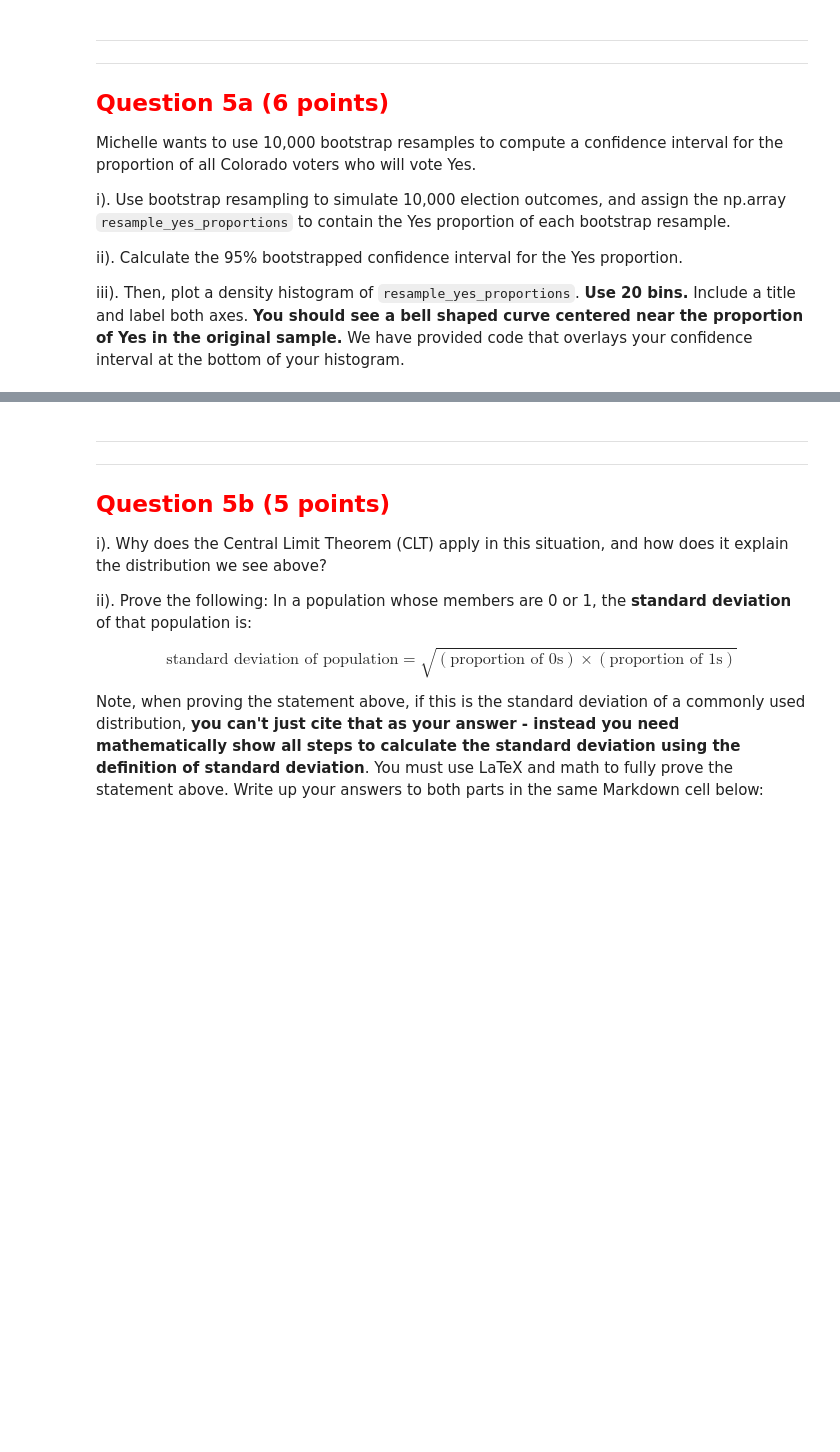
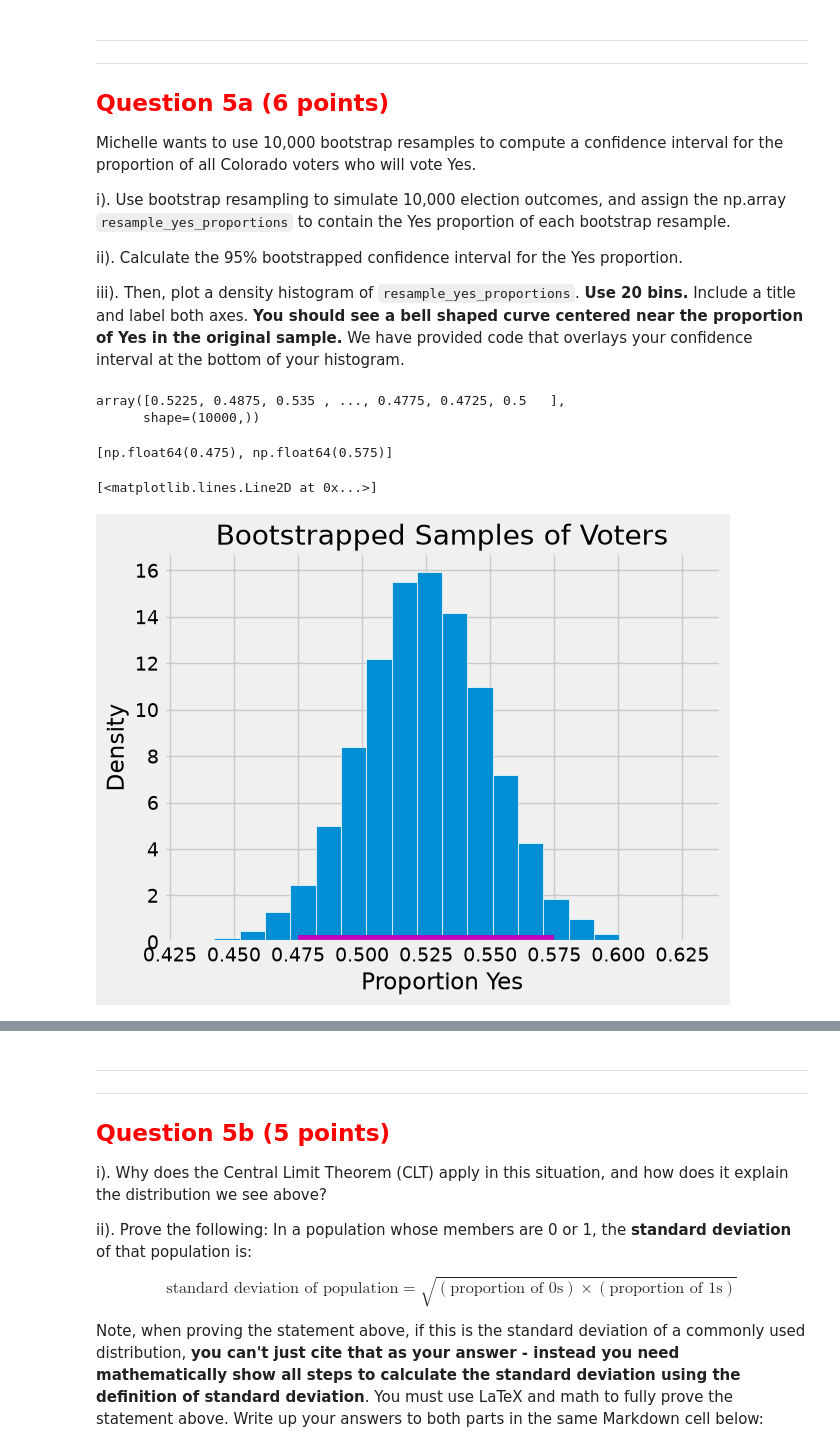
Before and after one commit to kinderhead/CSCI-3022-Introduction-to-Data-Science-Summer-2026, a Jupyter notebook: Homework-9/dist/student/hw09.ipynb, the cells around one changed output, grey strips where cells are left out. Saved outputs shown, nothing was run; the diff lists cells and outputs as text; code cells hidden in the pictures; blank space fills up the shorter version.

```diff
--- a/Homework-9/dist/student/hw09.ipynb
+++ b/Homework-9/dist/student/hw09.ipynb
@@ -563,17 +636,28 @@ ii). Calculate the 95% bootstrapped confidence interval for the Yes proportion.
 
 iii).  Then, plot a density histogram of `resample_yes_proportions`.  **Use 20 bins.**  Include a title and label both axes.  **You should see a bell shaped curve centered near the proportion of Yes in the original sample.**   We have provided code that overlays your confidence interval at the bottom of your histogram.
 # %%
-...
+resample_yes_proportions = np.array([np.mean(stats.bernoulli.rvs(.525, size=sample_size)) for _ in range(10000)])
 # Your code to simulate empirical distribution above this line
-resample_yes_proportions;
+resample_yes_proportions
+# %% [output]
+array([0.5225, 0.4875, 0.535 , ..., 0.4775, 0.4725, 0.5   ],
+      shape=(10000,))
 # %%
-CI_lower = ...
-CI_upper = ...
+CI_lower = np.percentile(resample_yes_proportions, 2.5)
+CI_upper = np.percentile(resample_yes_proportions, 97.5)
 [CI_lower,CI_upper]
+# %% [output]
+[np.float64(0.475), np.float64(0.575)]
 # %%
-...
+plt.hist(resample_yes_proportions, density=True, bins=20, ec="white")
+plt.title("Bootstrapped Samples of Voters")
+plt.xlabel("Proportion Yes")
+plt.ylabel("Density")
 # Your code to plot histogram above this line
 
 plt.plot(np.array([CI_lower, CI_upper]), np.array([0, 0]), c='m', lw=10)
+# %% [output]
+[<matplotlib.lines.Line2D at 0x...>]
+[figure, added]
 # %%
 grader.check("q5a")
```
Also changed, not shown: parts of 33 cells of this notebook.
